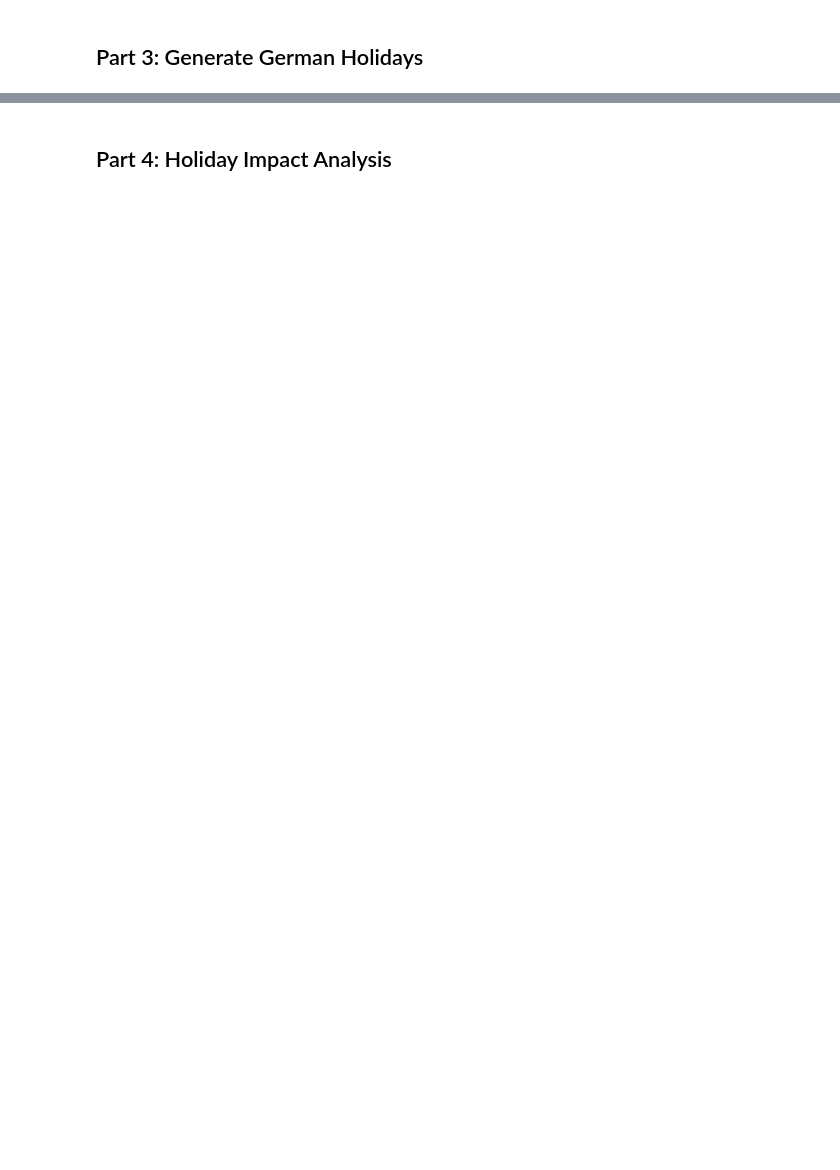
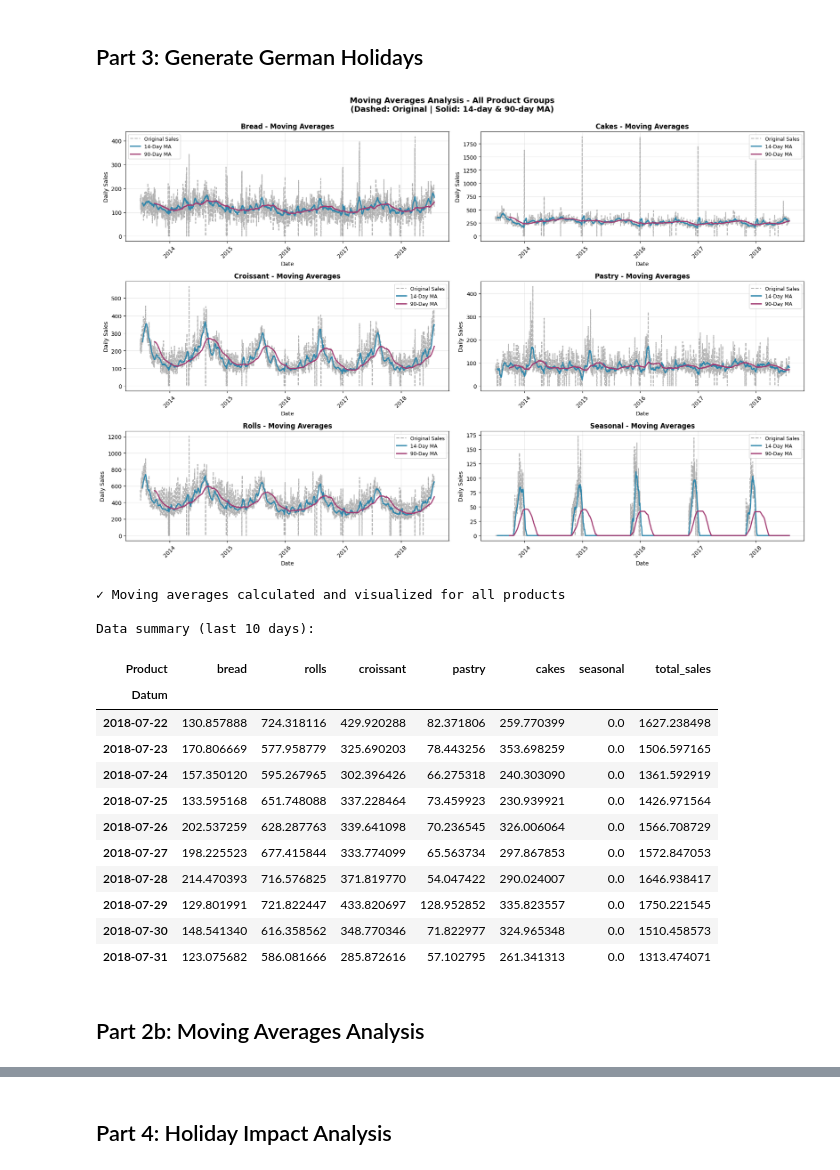
Before and after one commit to clarabri/machine_learning_submission, a Jupyter notebook: 0_DataPreparation/exercise_week_4_johanna.ipynb, the cells around one changed output, grey strips where cells are left out. Cells and saved outputs as stored; diff of their text form; code cells hidden in the pictures; blank space fills up the shorter version.

```diff
--- a/0_DataPreparation/exercise_week_4_johanna.ipynb
+++ b/0_DataPreparation/exercise_week_4_johanna.ipynb
@@ -50,5 +62,82 @@ daily.head()
 # %% [markdown]
 ## Part 3: Generate German Holidays
+# %%
+import pandas as pd
+import numpy as np
+import matplotlib.pyplot as plt
+
+# Calculate moving averages for each product
+daily_ma = daily.copy()
+daily_ma['ma_14'] = daily.mean(axis=1).rolling(window=14, center=False).mean()
+daily_ma['ma_90'] = daily.mean(axis=1).rolling(window=90, center=False).mean()
+
+# Get total sales per day (sum across all products)
+daily['total_sales'] = daily.sum(axis=1)
+total_ma_14 = daily['total_sales'].rolling(window=14, center=False).mean()
+total_ma_90 = daily['total_sales'].rolling(window=90, center=False).mean()
+
+# Plot: Original sales (dashed) vs 14-day MA (solid) vs 90-day MA (solid)
+fig, axes = plt.subplots(3, 2, figsize=(18, 12))
+
+for idx, product in enumerate(daily.columns[:-1]):  # Skip 'total_sales'
+    row = idx // 2
+    col = idx % 2
+    ax = axes[row, col]
+
+    # Calculate moving averages for this product
+    ma_14 = daily[product].rolling(window=14, center=False).mean()
+    ma_90 = daily[product].rolling(window=90, center=False).mean()
+
+    # Plot original data as dashed line
+    ax.plot(daily.index, daily[product], linestyle='--', linewidth=1.5,
+            color='gray', alpha=0.6, label='Original Sales')
+
+    # Plot 14-day MA as solid line
+    ax.plot(daily.index, ma_14, linestyle='-', linewidth=2,
+            color='#2E86AB', label='14-Day MA')
+
+    # Plot 90-day MA as solid line
+    ax.plot(daily.index, ma_90, linestyle='-', linewidth=2,
+            color='#A23B72', label='90-Day MA')
+
+    ax.set_title(f'{product.capitalize()} - Moving Averages', fontsize=12, fontweight='bold')
+    ax.set_xlabel('Date', fontsize=10)
+    ax.set_ylabel('Daily Sales', fontsize=10)
+    ax.legend(loc='best', fontsize=9)
+    ax.grid(True, alpha=0.3)
+    ax.tick_params(axis='x', rotation=45)
+
+# Remove the extra subplot if there are only 6 products
+if len(daily.columns[:-1]) < 6:
+    fig.delaxes(axes[2, 1])
+
+plt.suptitle('Moving Averages Analysis - All Product Groups\n(Dashed: Original | Solid: 14-day & 90-day MA)',
+             fontsize=14, fontweight='bold', y=0.995)
+plt.tight_layout()
+plt.show()
+
+print("✓ Moving averages calculated and visualized for all products")
+print(f"\nData summary (last 10 days):")
+display(daily[['bread', 'rolls', 'croissant', 'pastry', 'cakes', 'seasonal', 'total_sales']].tail(10))
+# %% [output]
+[figure, added]
+✓ Moving averages calculated and visualized for all products
+
+Data summary (last 10 days):
+| Product | bread | rolls | croissant | pastry | cakes | seasonal | total_sales |
+| Datum |  |  |  |  |  |  |  |
+| 2018-07-22 | 130.857888 | 724.318116 | 429.920288 | 82.371806 | 259.770399 | 0.0 | 1627.238498 |
+| 2018-07-23 | 170.806669 | 577.958779 | 325.690203 | 78.443256 | 353.698259 | 0.0 | 1506.597165 |
+| 2018-07-24 | 157.350120 | 595.267965 | 302.396426 | 66.275318 | 240.303090 | 0.0 | 1361.592919 |
+| 2018-07-25 | 133.595168 | 651.748088 | 337.228464 | 73.459923 | 230.939921 | 0.0 | 1426.971564 |
+| 2018-07-26 | 202.537259 | 628.287763 | 339.641098 | 70.236545 | 326.006064 | 0.0 | 1566.708729 |
+| 2018-07-27 | 198.225523 | 677.415844 | 333.774099 | 65.563734 | 297.867853 | 0.0 | 1572.847053 |
+| 2018-07-28 | 214.470393 | 716.576825 | 371.819770 | 54.047422 | 290.024007 | 0.0 | 1646.938417 |
+| 2018-07-29 | 129.801991 | 721.822447 | 433.820697 | 128.952852 | 335.823557 | 0.0 | 1750.221545 |
+| 2018-07-30 | 148.541340 | 616.358562 | 348.770346 | 71.822977 | 324.965348 | 0.0 | 1510.458573 |
+| 2018-07-31 | 123.075682 | 586.081666 | 285.872616 | 57.102795 | 261.341313 | 0.0 | 1313.474071 |
+# %% [markdown]
+## Part 2b: Moving Averages Analysis
 # %%
 import pandas as pd
 from pathlib import Path
```
Also changed, not shown: parts of 8 cells of this notebook.
